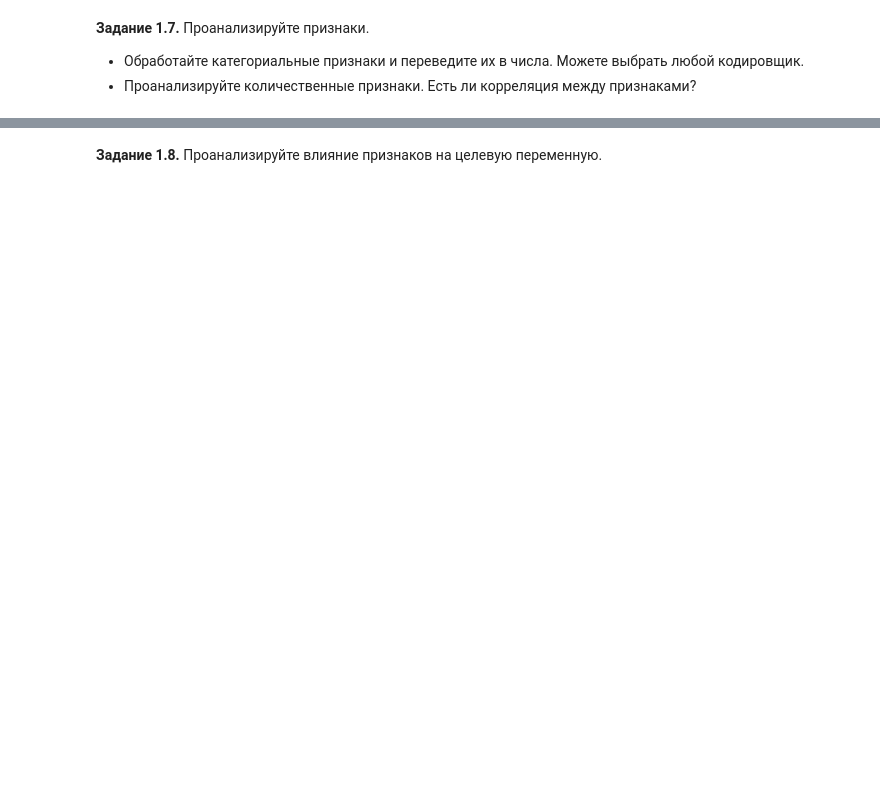
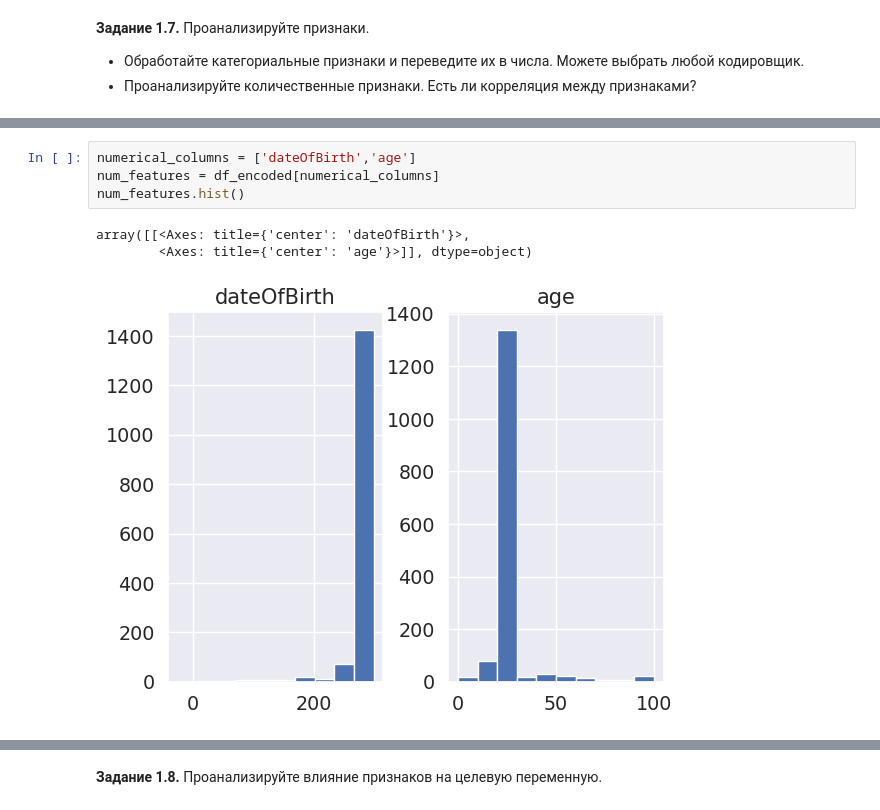
Before and after one commit to kovzanok/ml, a Jupyter notebook: week_01_ml_intro/Homework/hw_1_game_of_thrones.ipynb, the cells around one changed output, grey strips where cells are left out. Cells and saved outputs as stored; diff of their text form; blank space fills up the shorter version.

```diff
--- a/week_01_ml_intro/Homework/hw_1_game_of_thrones.ipynb
+++ b/week_01_ml_intro/Homework/hw_1_game_of_thrones.ipynb
@@ -307,0 +309,8 @@ from sklearn.preprocessing import OneHotEncoder
+# %%
+numerical_columns = ['dateOfBirth','age']
+num_features = df_encoded[numerical_columns]
+num_features.hist()
+# %% [output]
+array([[<Axes: title={'center': 'dateOfBirth'}>,
+        <Axes: title={'center': 'age'}>]], dtype=object)
+[figure, added]
```
Also changed, not shown: parts of 33 cells of this notebook.
